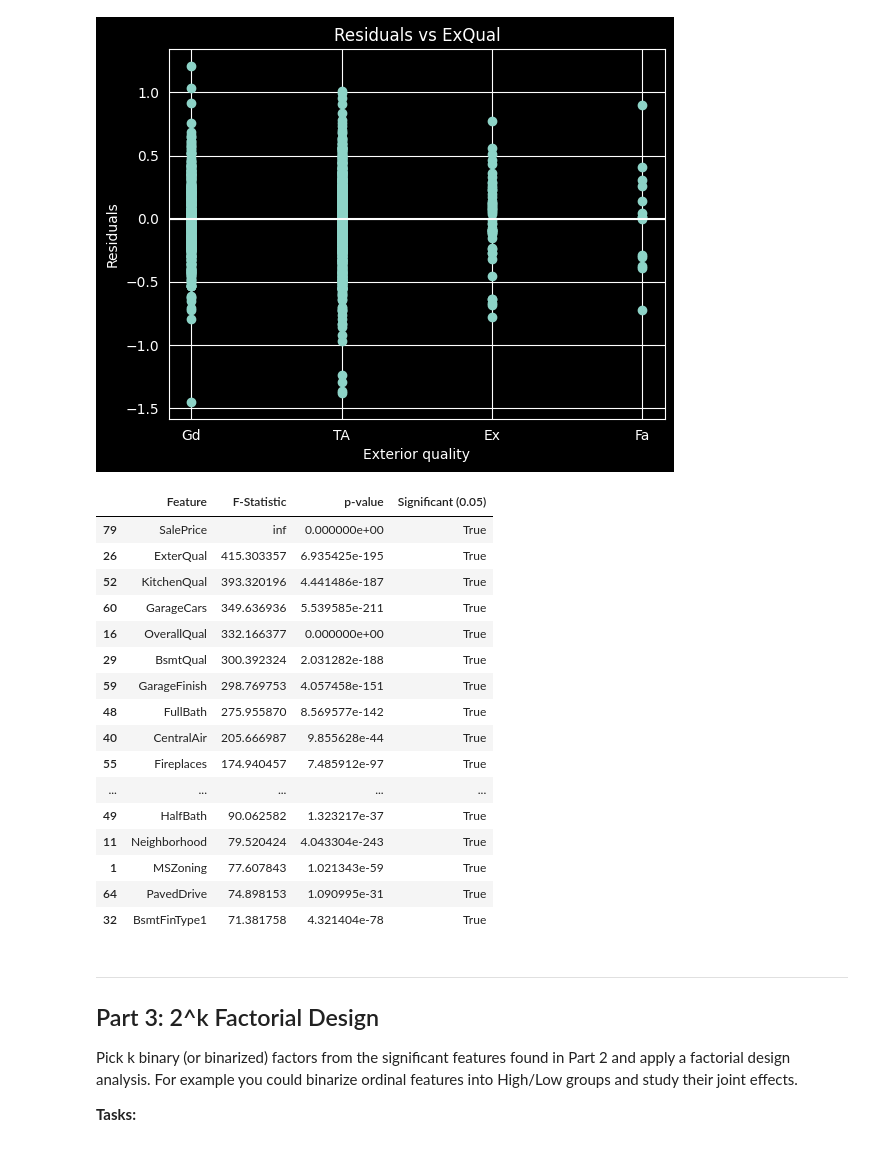
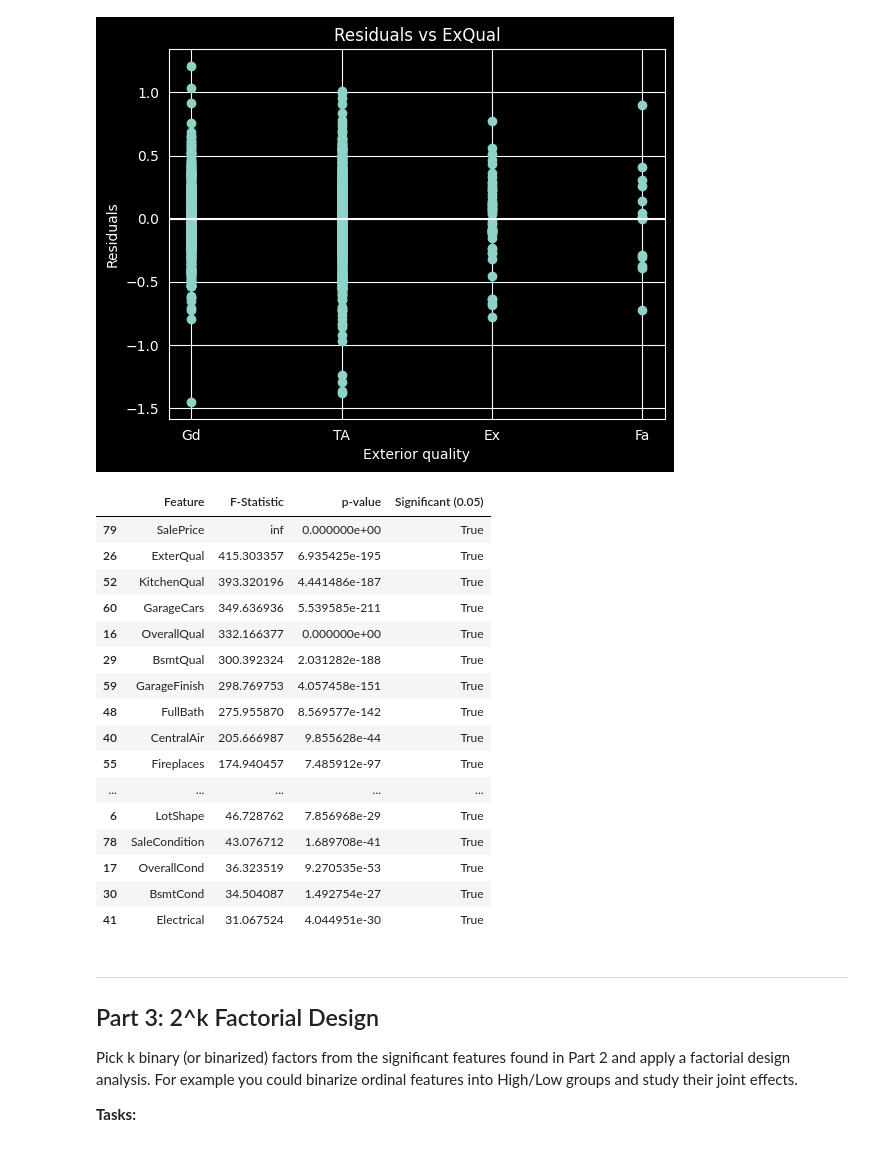
Before and after one commit to cpalescan/cstat, a Jupyter notebook: project_STUDENTID.ipynb, the cells around one changed output. Saved outputs shown, nothing was run; the diff lists cells and outputs as text; code cells hidden in the pictures.

```diff
--- a/project_STUDENTID.ipynb
+++ b/project_STUDENTID.ipynb
@@ -380,39 +355,39 @@ for col in all_features:
     if df_anova_total[col].dtype == "object" or df_anova_total[col].isnull().any():
         df_anova_total[col] = df_anova_total[col].fillna("None")
 
 results = []
 for col in all_features:
     groups = [group["SalePrice_log"].values for name, group in df_anova_total.groupby(col)]
     f_stat, p_val = stats.f_oneway(*groups)
     results.append({
         "Feature": col,
         "F-Statistic": f_stat,
         "p-value": p_val,
         "Significant (0.05)": p_val < 0.05
     })
 
 anova_t = pd.DataFrame(results).sort_values(by="F-Statistic", ascending=False)
-anova_t.head(20)
+anova_t.head(30)
 
 # I think we have some very interesting groups!!!
 # %% [output]
 |  | Feature | F-Statistic | p-value | Significant (0.05) |
 | 79 | SalePrice | inf | 0.000000e+00 | True |
 | 26 | ExterQual | 415.303357 | 6.935425e-195 | True |
 | 52 | KitchenQual | 393.320196 | 4.441486e-187 | True |
 | 60 | GarageCars | 349.636936 | 5.539585e-211 | True |
 | 16 | OverallQual | 332.166377 | 0.000000e+00 | True |
 | 29 | BsmtQual | 300.392324 | 2.031282e-188 | True |
 | 59 | GarageFinish | 298.769753 | 4.057458e-151 | True |
 | 48 | FullBath | 275.955870 | 8.569577e-142 | True |
 | 40 | CentralAir | 205.666987 | 9.855628e-44 | True |
 | 55 | Fireplaces | 174.940457 | 7.485912e-97 | True |
 | ... | ... | ... | ... | ... |
-| 49 | HalfBath | 90.062582 | 1.323217e-37 | True |
-| 11 | Neighborhood | 79.520424 | 4.043304e-243 | True |
-| 1 | MSZoning | 77.607843 | 1.021343e-59 | True |
-| 64 | PavedDrive | 74.898153 | 1.090995e-31 | True |
-| 32 | BsmtFinType1 | 71.381758 | 4.321404e-78 | True |
+| 6 | LotShape | 46.728762 | 7.856968e-29 | True |
+| 78 | SaleCondition | 43.076712 | 1.689708e-41 | True |
+| 17 | OverallCond | 36.323519 | 9.270535e-53 | True |
+| 30 | BsmtCond | 34.504087 | 1.492754e-27 | True |
+| 41 | Electrical | 31.067524 | 4.044951e-30 | True |
 # %% [markdown]
 ---
 ## Part 3: 2^k Factorial Design
```
Also changed, not shown: parts of 9 cells of this notebook.
